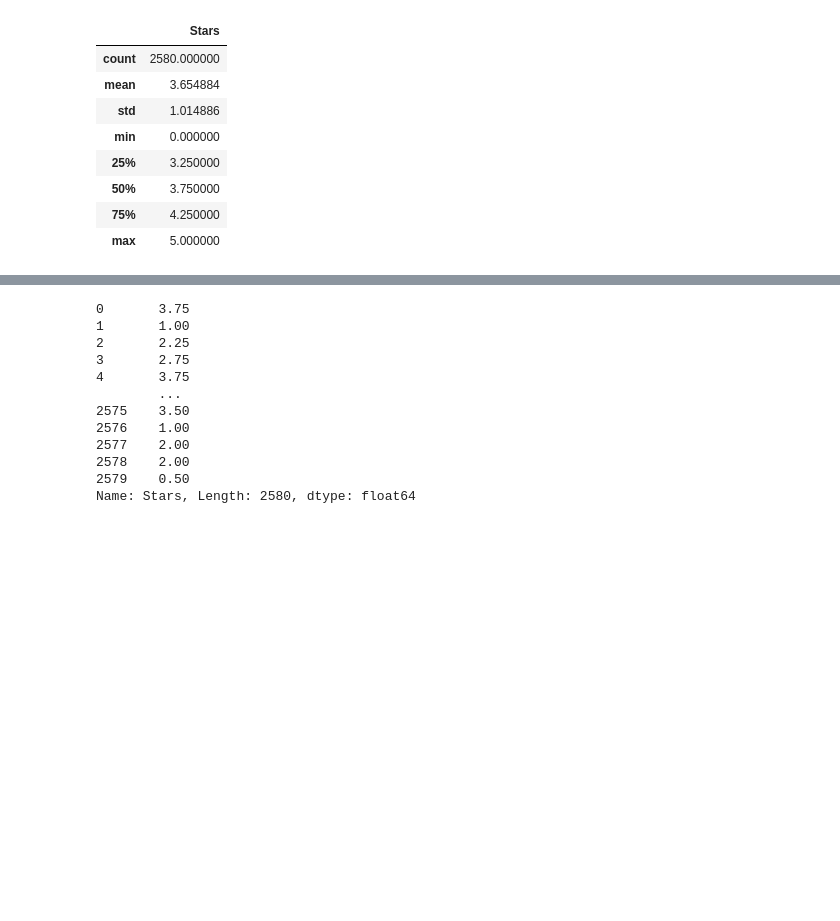
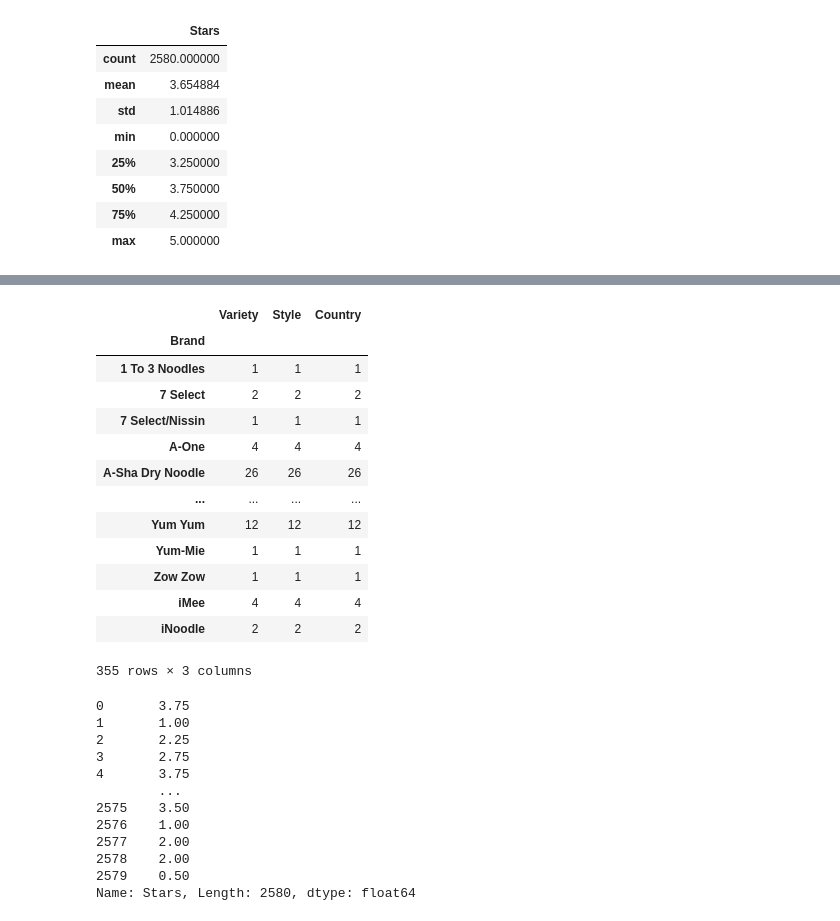
Before and after one commit to Vanderscycle/ramenML, a Jupyter notebook: notebooks/letsLearnAboutPipeline.ipynb, the cells around one changed output, grey strips where cells are left out. Cells and saved outputs as stored; diff of their text form; code cells hidden in the pictures; blank space fills up the shorter version.

```diff
--- a/notebooks/letsLearnAboutPipeline.ipynb
+++ b/notebooks/letsLearnAboutPipeline.ipynb
@@ -69,3 +65,20 @@ df
+# %%
+df.groupby(by=['Brand']).count()
+# %% [output]
+|  | Variety | Style | Country |
+| Brand |  |  |  |
+| 1 To 3 Noodles | 1 | 1 | 1 |
+| 7 Select | 2 | 2 | 2 |
+| 7 Select/Nissin | 1 | 1 | 1 |
+| A-One | 4 | 4 | 4 |
+| A-Sha Dry Noodle | 26 | 26 | 26 |
+| ... | ... | ... | ... |
+| Yum Yum | 12 | 12 | 12 |
+| Yum-Mie | 1 | 1 | 1 |
+| Zow Zow | 1 | 1 | 1 |
+| iMee | 4 | 4 | 4 |
+| iNoodle | 2 | 2 | 2 |
+355 rows × 3 columns
 # %%
 Y
 # %% [output]
```
Also changed, not shown: parts of 13 cells of this notebook, 1 other file.
